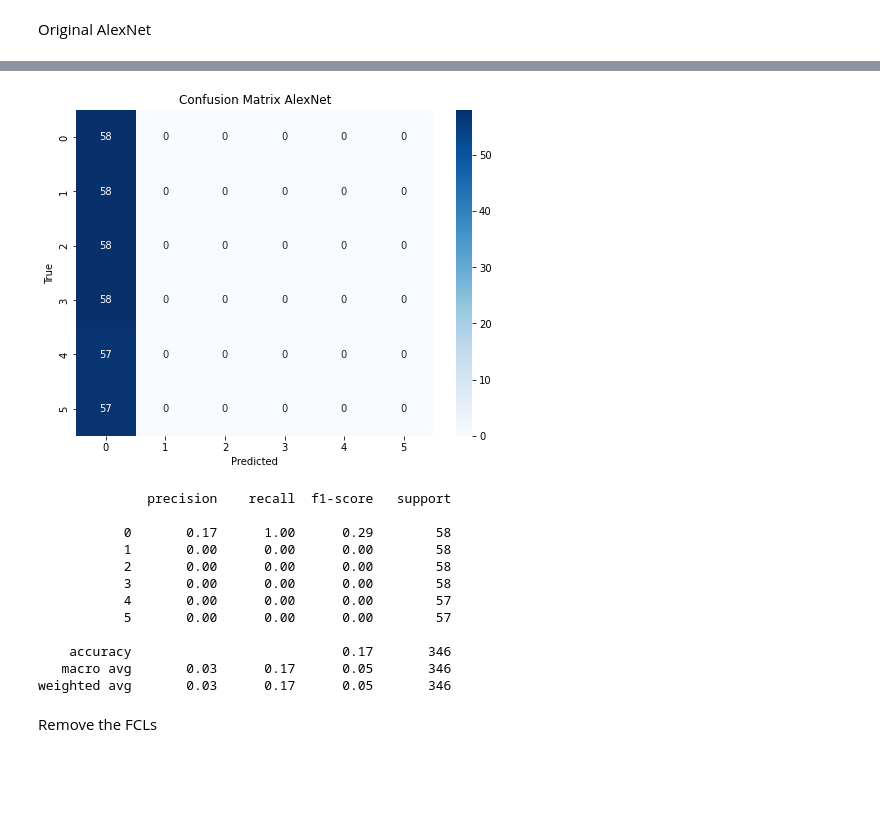
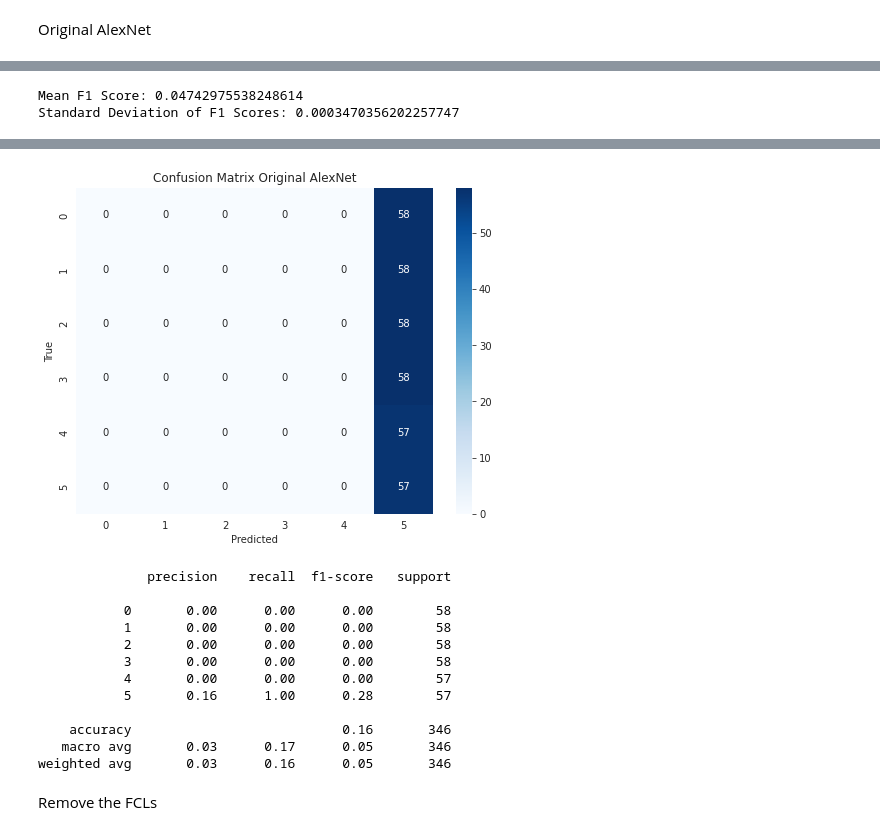
Before and after one commit to shaunzhao666/CSE881_project, a Jupyter notebook: data_model/model_script/alex.ipynb, the cells around one changed output, grey strips where cells are left out. Drawn from its saved outputs; the diff is of its cells as text; code cells hidden in the pictures; blank space fills up the shorter version.

Commit message:
Describe your changes here

```diff
--- a/data_model/model_script/alex.ipynb
+++ b/data_model/model_script/alex.ipynb
@@ -36,0 +24,7 @@ print(labels.shape)
+# %%
+images_data = np.load("../images_CNN.npz")
+images = images_data['arr_0']
+print(images.shape)
+labels_data = np.load("../labels_CNN.npz")
+labels = labels_data['arr_0']
+print(labels.shape)
@@ -69,7 +66,7 @@ Original AlexNet
 # %%
 from tensorflow.keras import layers, models
 
-def alexnet_inspired(input_shape, num_classes):
+def alexnet(input_shape, num_classes):
     model = models.Sequential()
 
     # First Convolutional Layer
@@ -101,9 +98,8 @@ def alexnet_inspired(input_shape, num_classes):
     return model
 
 # Create the model
-alexnet_model = alexnet_inspired(input_shape=(256, 256, 1), num_classes=6)
-alexnet_model.compile(optimizer='adam', loss='categorical_crossentropy', metrics=['accuracy'])
+alexnet_original = alexnet(input_shape=(256, 256, 1), num_classes=6)
 
 # Print the model summary
-print(alexnet_model.summary())
+print(alexnet_original.summary())
 # %% [output]
@@ -139,3 +123,22 @@ To enable them in other operations, rebuild TensorFlow with the appropriate comp
 # %%
-alexnet_model.fit(x_train, y_train, epochs=5, batch_size=32)
+from sklearn.metrics import confusion_matrix, classification_report, f1_score
+
+f1_scores = []
+for iter in range(10):
+  alexnet_original = alexnet(input_shape=(256, 256, 1), num_classes=6)
+  alexnet_original.compile(optimizer='adam', loss='categorical_crossentropy', metrics=['accuracy'])
+  alexnet_original.fit(x_train, y_train, epochs=20, batch_size=32)
+
+  predicted_alex_prob = alexnet_original.predict(x_test)
+  predicted_alex_labels = np.argmax(predicted_alex_prob, axis=1)
+
+  # Calculate F1 score and append to the list
+  f1 = f1_score(np.argmax(y_test, axis=1), predicted_alex_labels, average='macro')  # Change average as needed
+  f1_scores.append(f1)
+
+  # Optional: Print F1 score for each iteration
+  print(f"Iteration {iter+1}: F1 Score = {f1}")
+
+# After all iterations, you can print or analyze all F1 scores
+print(f"All F1 Scores: {f1_scores}")
 # %% [output]
@@ -159,14 +208,24 @@ Epoch 5/5
+# %%
+# Assuming f1_scores is your list of F1 scores
+f1_mean = np.mean(f1_scores)
+f1_std = np.std(f1_scores)
+
+print(f"Mean F1 Score: {f1_mean}")
+print(f"Standard Deviation of F1 Scores: {f1_std}")
+# %% [output]
+Mean F1 Score: 0.04742975538248614
+Standard Deviation of F1 Scores: 0.0003470356202257747
 # %%
-predicted_alex_prob = alexnet_model.predict(x_test)
-predicted_alex_labels = np.argmax(predicted_alex_prob, axis=1)
+predicted_alex_o_prob = alexnet_original.predict(x_test)
+predicted_alex_o_labels = np.argmax(predicted_alex_o_prob, axis=1)
 
-cm = confusion_matrix(y_true=np.argmax(y_test, axis=1), y_pred=predicted_alex_labels)
+cm = confusion_matrix(y_true=np.argmax(y_test, axis=1), y_pred=predicted_alex_o_labels)
 plt.figure(figsize=(8, 6))
 sns.heatmap(cm, annot=True, fmt='d', cmap='Blues', xticklabels=[0, 1, 2, 3, 4 ,5], yticklabels=[0, 1, 2, 3, 4 ,5])
 plt.xlabel('Predicted')
 plt.ylabel('True')
-plt.title('Confusion Matrix AlexNet')
+plt.title('Confusion Matrix Original AlexNet')
 plt.show()
 
-print(classification_report(y_true=np.argmax(y_test, axis=1), y_pred=predicted_alex_labels))
+print(classification_report(y_true=np.argmax(y_test, axis=1), y_pred=predicted_alex_o_labels))
 # %% [output]
@@ -174,16 +233,16 @@ print(classification_report(y_true=np.argmax(y_test, axis=1), y_pred=predicted_a
-[figure, old version]
+[figure, new version]
               precision    recall  f1-score   support
 
-           0       0.17      1.00      0.29        58
+           0       0.00      0.00      0.00        58
            1       0.00      0.00      0.00        58
            2       0.00      0.00      0.00        58
            3       0.00      0.00      0.00        58
            4       0.00      0.00      0.00        57
-           5       0.00      0.00      0.00        57
+           5       0.16      1.00      0.28        57
 
-    accuracy                           0.17       346
+    accuracy                           0.16       346
    macro avg       0.03      0.17      0.05       346
-weighted avg       0.03      0.17      0.05       346
+weighted avg       0.03      0.16      0.05       346
 # %% [markdown]
 Remove the FCLs
 # %%
```
Also changed, not shown: parts of 7 cells of this notebook.
